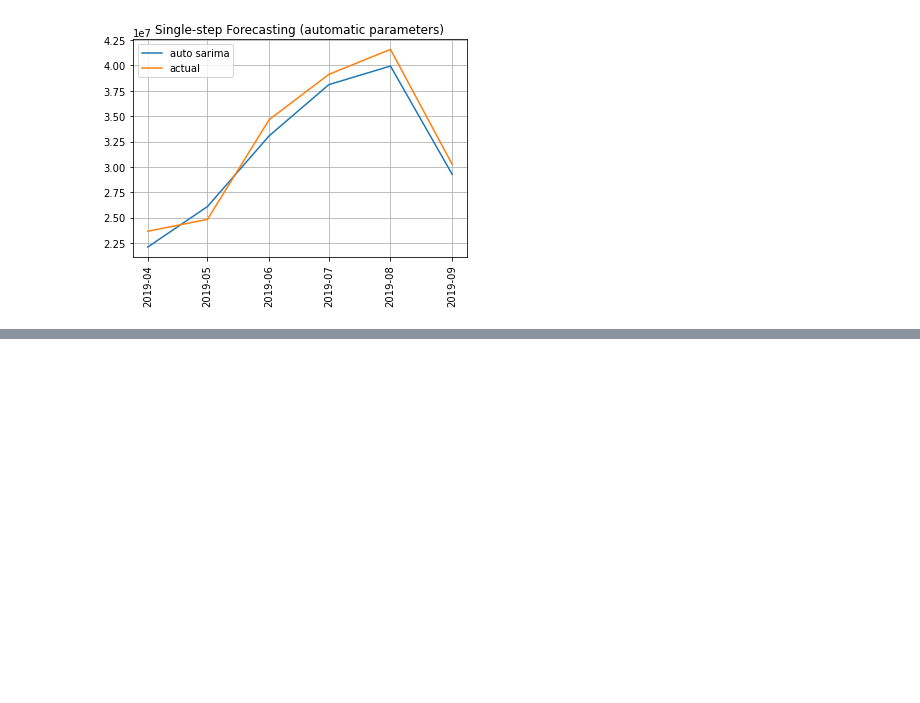
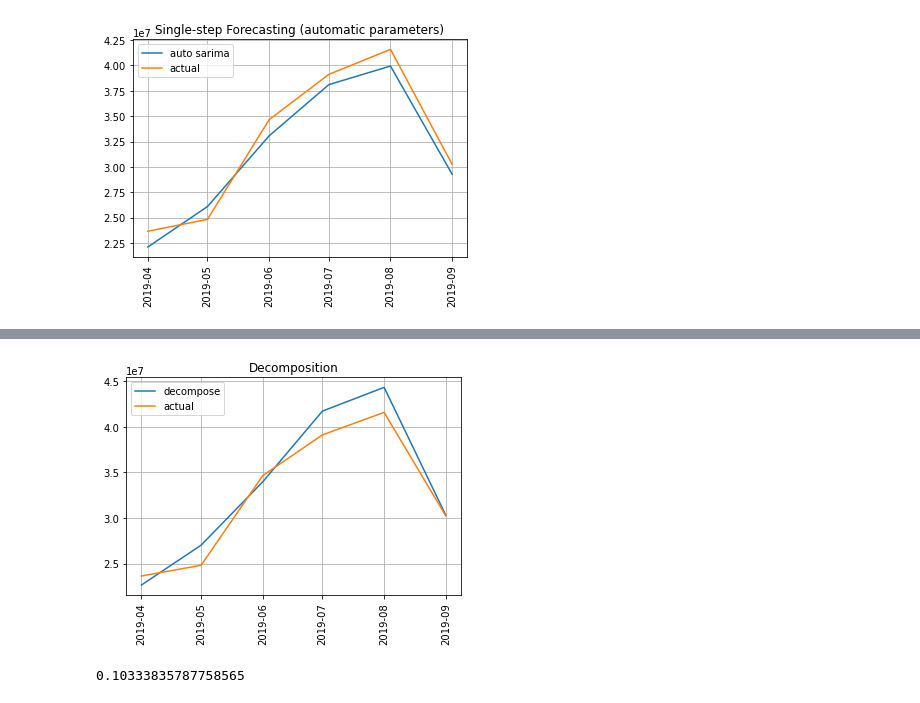
Before and after one commit to luisccalves/Inventory, a Jupyter notebook: inventory.ipynb, the cells around one changed output, grey strips where cells are left out. Saved outputs shown, nothing was run; the diff lists cells and outputs as text; code cells hidden in the pictures; blank space fills up the shorter version.

```diff
--- a/inventory.ipynb
+++ b/inventory.ipynb
@@ -168,0 +207,2 @@ plt.show()
+# %%
+trend_pred_auto = stepwise_model.predict(n_periods=n_test)
@@ -168,0 +215,27 @@ plt.show()
+# %%
+stepwise_model = pm.auto_arima(ts_seasonal,start_p=1, d=0, start_q=1,
+                            max_p=12, max_q=12,
+                            m=12,
+                            seasonal=True, stationary=True,
+                            information_criterion='aic',
+                            stepwise=False,
+                            suppress_warnings=True)
+stepwise_model.fit(ts_seasonal)
+seasonal_pred_auto = stepwise_model.predict(n_periods=n_test)
+# %%
+ts_pred_decompose = trend_pred_auto * seasonal_pred_auto
+# %%
+plt.plot(ts_test.index, ts_pred_decompose, label='decompose')
+plt.plot(ts_test, label='actual')
+plt.title('Decomposition')
+plt.grid()
+plt.xticks(rotation=90)
+plt.legend()
+plt.show()
+# %% [output]
+[figure, added]
+# %%
+nrmse = rmse(ts_pred_decompose, ts_test)/(np.max(ts_test)-np.min(ts_test))
+nrmse
+# %% [output]
+0.10333835787758565
```
Also changed, not shown: parts of 8 cells of this notebook, 1 other file.
